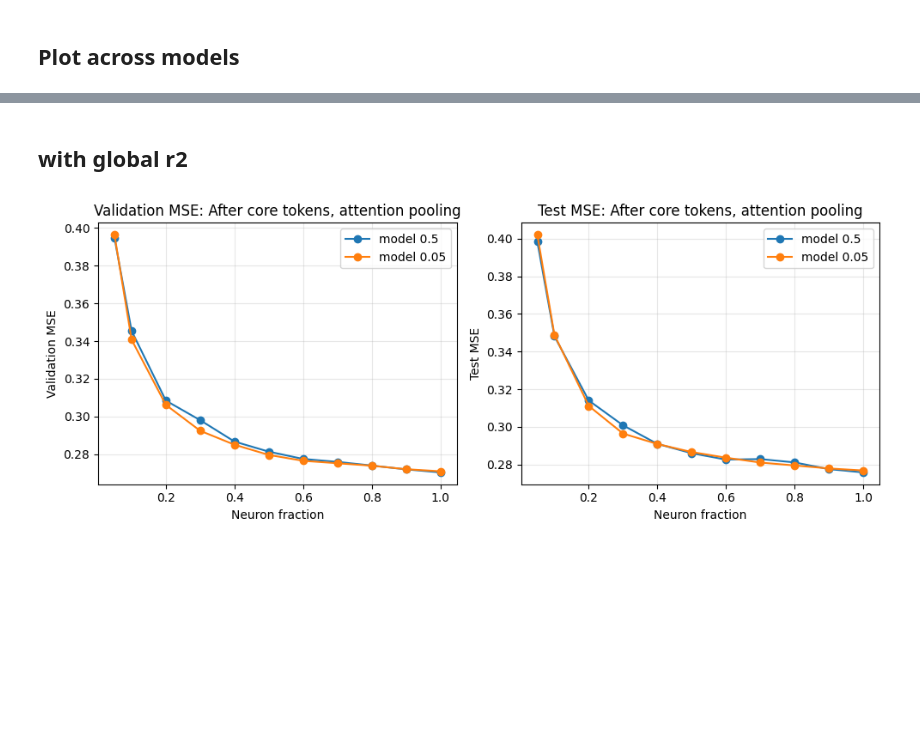
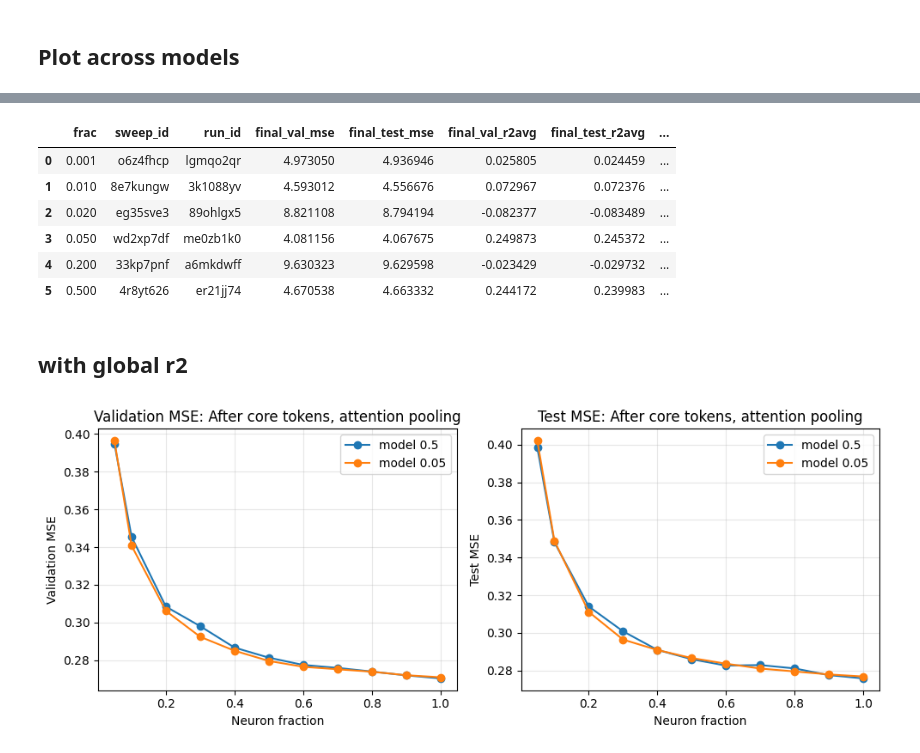
Before and after one commit to azharakhmetova/neuro-transformer, a Jupyter notebook: misc/analysis/decoding_latents_vis.ipynb, the cells around one changed output, grey strips where cells are left out. Drawn from its saved outputs; the diff is of its cells as text; code cells hidden in the pictures; blank space fills up the shorter version.

```diff
--- a/misc/analysis/decoding_latents_vis.ipynb
+++ b/misc/analysis/decoding_latents_vis.ipynb
@@ -999,3 +1337,16 @@ load
+# %%
+import pandas as pd
+p = "/mnt/lustre-grete/usr/u12008/responses_probe/k_16_a_1_2_b1e7_poisson/best_by_fraction_corr.csv"
+df = pd.read_csv(p)
+df.head(7)
+# %% [output]
+|  | frac | sweep_id | run_id | final_val_mse | final_test_mse | final_val_r2avg | final_test_r2avg | ... |
+| 0 | 0.001 | o6z4fhcp | lgmqo2qr | 4.973050 | 4.936946 | 0.025805 | 0.024459 | ... |
+| 1 | 0.010 | 8e7kungw | 3k1088yv | 4.593012 | 4.556676 | 0.072967 | 0.072376 | ... |
+| 2 | 0.020 | eg35sve3 | 89ohlgx5 | 8.821108 | 8.794194 | -0.082377 | -0.083489 | ... |
+| 3 | 0.050 | wd2xp7df | me0zb1k0 | 4.081156 | 4.067675 | 0.249873 | 0.245372 | ... |
+| 4 | 0.200 | 33kp7pnf | a6mkdwff | 9.630323 | 9.629598 | -0.023429 | -0.029732 | ... |
+| 5 | 0.500 | 4r8yt626 | er21jj74 | 4.670538 | 4.663332 | 0.244172 | 0.239983 | ... |
 # %% [markdown]
 ## with global r2
 # %%
```
Also changed, not shown: parts of 21 cells of this notebook, 22 other files.
